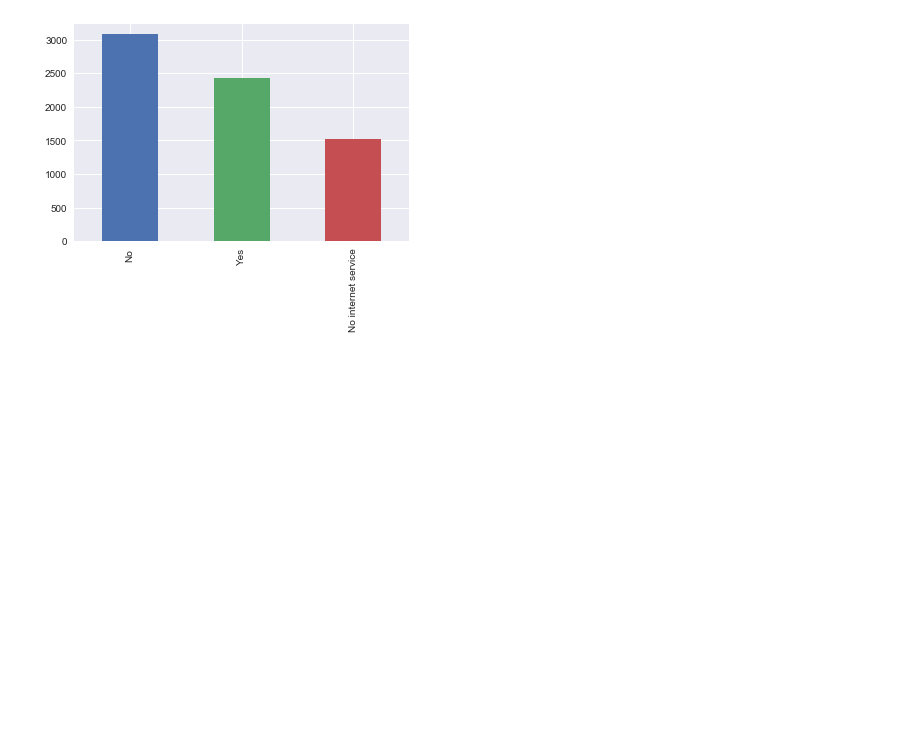
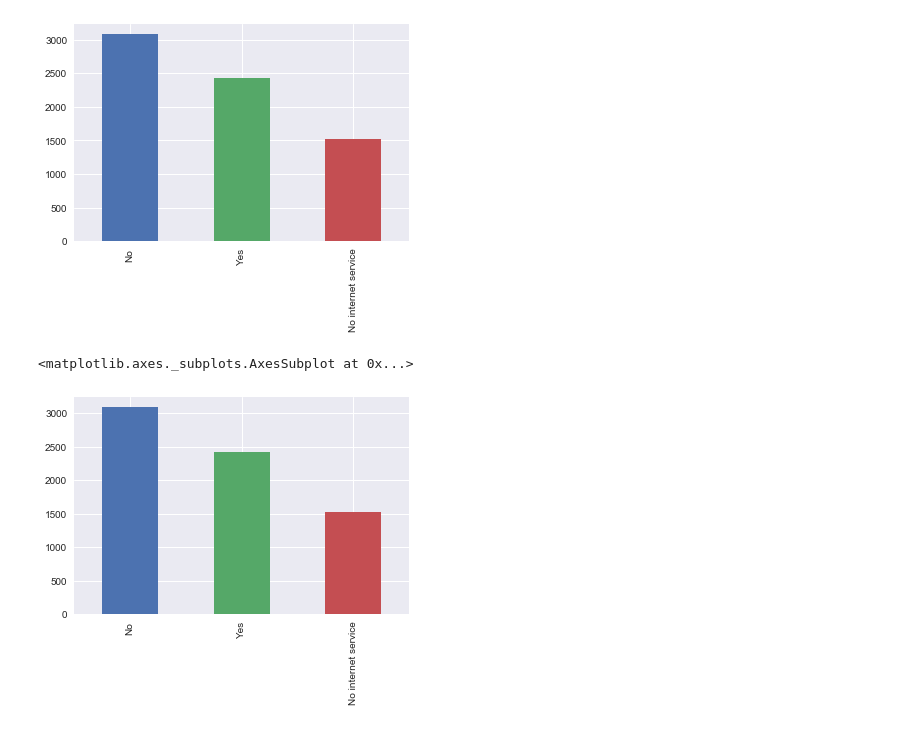
Before and after one commit to cjrutherford/mining, a Jupyter notebook: Data Mining Code Portion..ipynb, the cells around one changed output. Cells and saved outputs as stored; diff of their text form; code cells hidden in the pictures; blank space fills up the shorter version.

```diff
--- a/Data Mining Code Portion..ipynb
+++ b/Data Mining Code Portion..ipynb
@@ -150,3 +150,9 @@ olb_count.plot.bar()
 # %% [output]
 <matplotlib.axes._subplots.AxesSubplot at 0x...>
 [figure]
+# %%
+device_protection_count = customer_data.DeviceProtection.value_counts()
+device_protection_count.plot.bar()
+# %% [output]
+<matplotlib.axes._subplots.AxesSubplot at 0x...>
+[figure, added]
```
Also changed, not shown: parts of 20 cells of this notebook, 2 other files.
